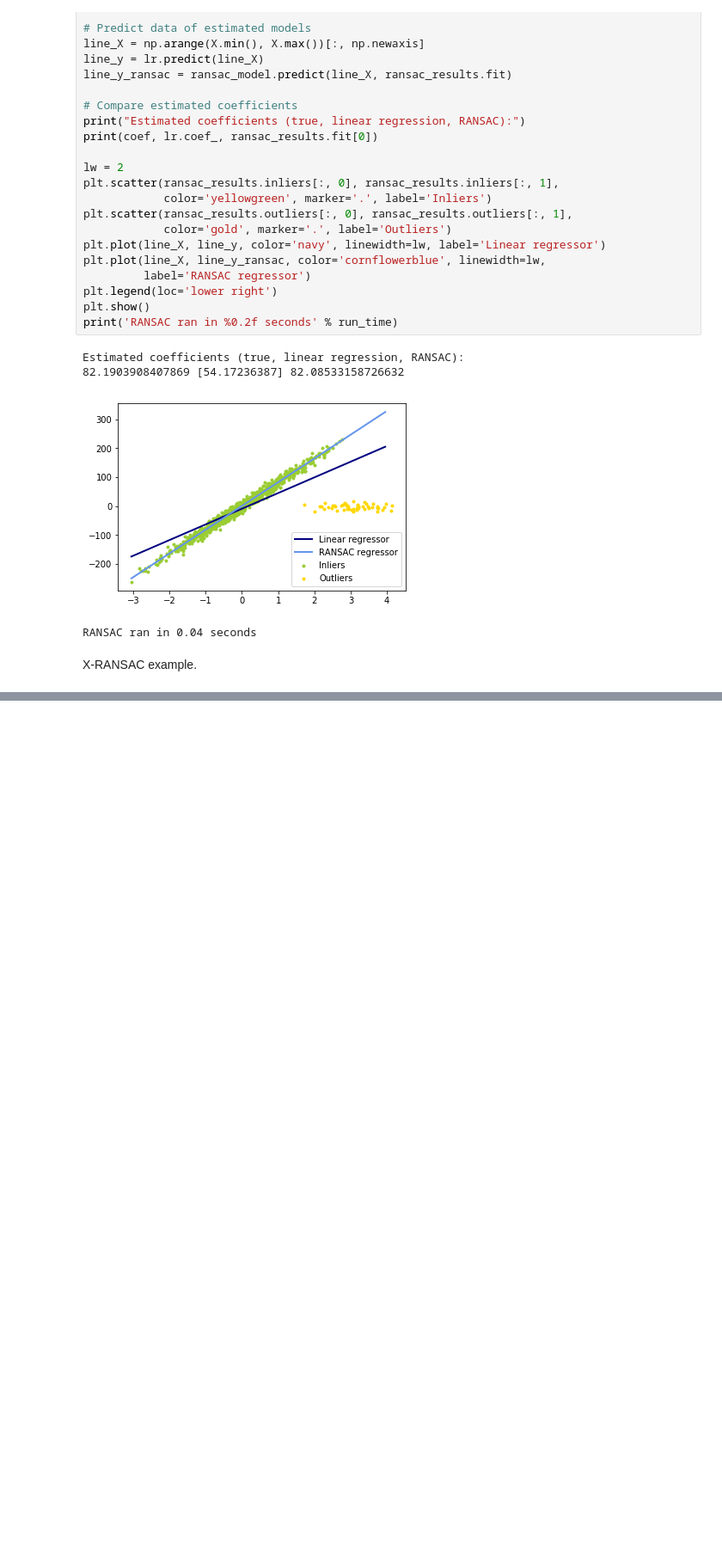
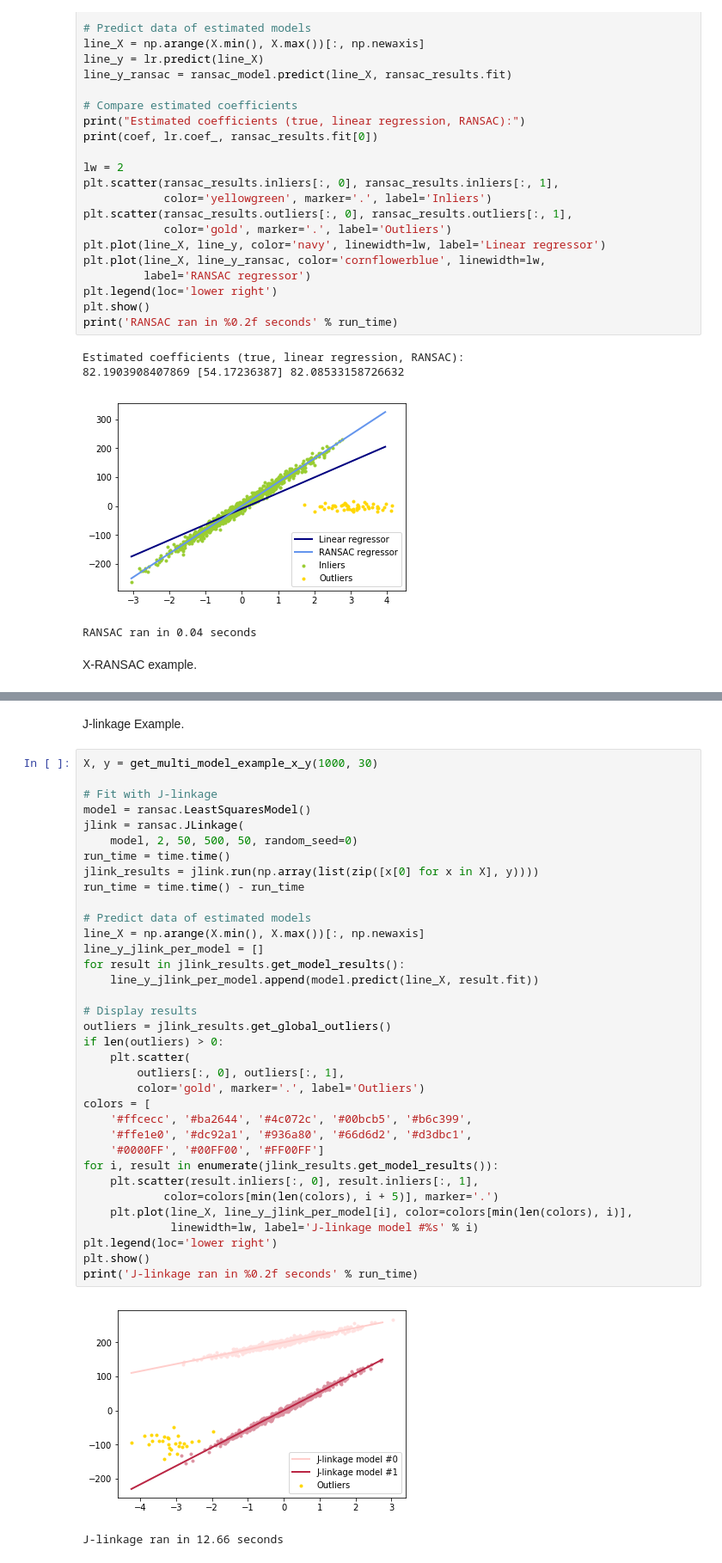
Before and after one commit to romack77/ransac, a Jupyter notebook: ransac/notebooks/RansacExample.ipynb, the cells around one changed output, grey strips where cells are left out. Shown at 86% size. Cells and saved outputs as stored; diff of their text form; blank space fills up the shorter version.

```diff
--- a/ransac/notebooks/RansacExample.ipynb
+++ b/ransac/notebooks/RansacExample.ipynb
@@ -125,0 +124,40 @@ XRANSAC ran in 0.36 seconds
+# %% [markdown]
+J-linkage Example.
+# %%
+X, y = get_multi_model_example_x_y(1000, 30)
+
+# Fit with J-linkage
+model = ransac.LeastSquaresModel()
+jlink = ransac.JLinkage(
+    model, 2, 50, 500, 50, random_seed=0)
+run_time = time.time()
+jlink_results = jlink.run(np.array(list(zip([x[0] for x in X], y))))
+run_time = time.time() - run_time
+
+# Predict data of estimated models
+line_X = np.arange(X.min(), X.max())[:, np.newaxis]
+line_y_jlink_per_model = []
+for result in jlink_results.get_model_results():
+    line_y_jlink_per_model.append(model.predict(line_X, result.fit))
+
+# Display results
+outliers = jlink_results.get_global_outliers()
+if len(outliers) > 0:
+    plt.scatter(
+        outliers[:, 0], outliers[:, 1],
+        color='gold', marker='.', label='Outliers')
+colors = [
+    '#ffcecc', '#ba2644', '#4c072c', '#00bcb5', '#b6c399',
+    '#ffe1e0', '#dc92a1', '#936a80', '#66d6d2', '#d3dbc1',
+    '#0000FF', '#00FF00', '#FF00FF']
+for i, result in enumerate(jlink_results.get_model_results()):
+    plt.scatter(result.inliers[:, 0], result.inliers[:, 1],
+            color=colors[min(len(colors), i + 5)], marker='.')
+    plt.plot(line_X, line_y_jlink_per_model[i], color=colors[min(len(colors), i)],
+             linewidth=lw, label='J-linkage model #%s' % i)
+plt.legend(loc='lower right')
+plt.show()
+print('J-linkage ran in %0.2f seconds' % run_time)
+# %% [output]
+[figure, added]
+J-linkage ran in 12.66 seconds
```
Also changed, not shown: parts of 2 cells of this notebook, 10 other files.
